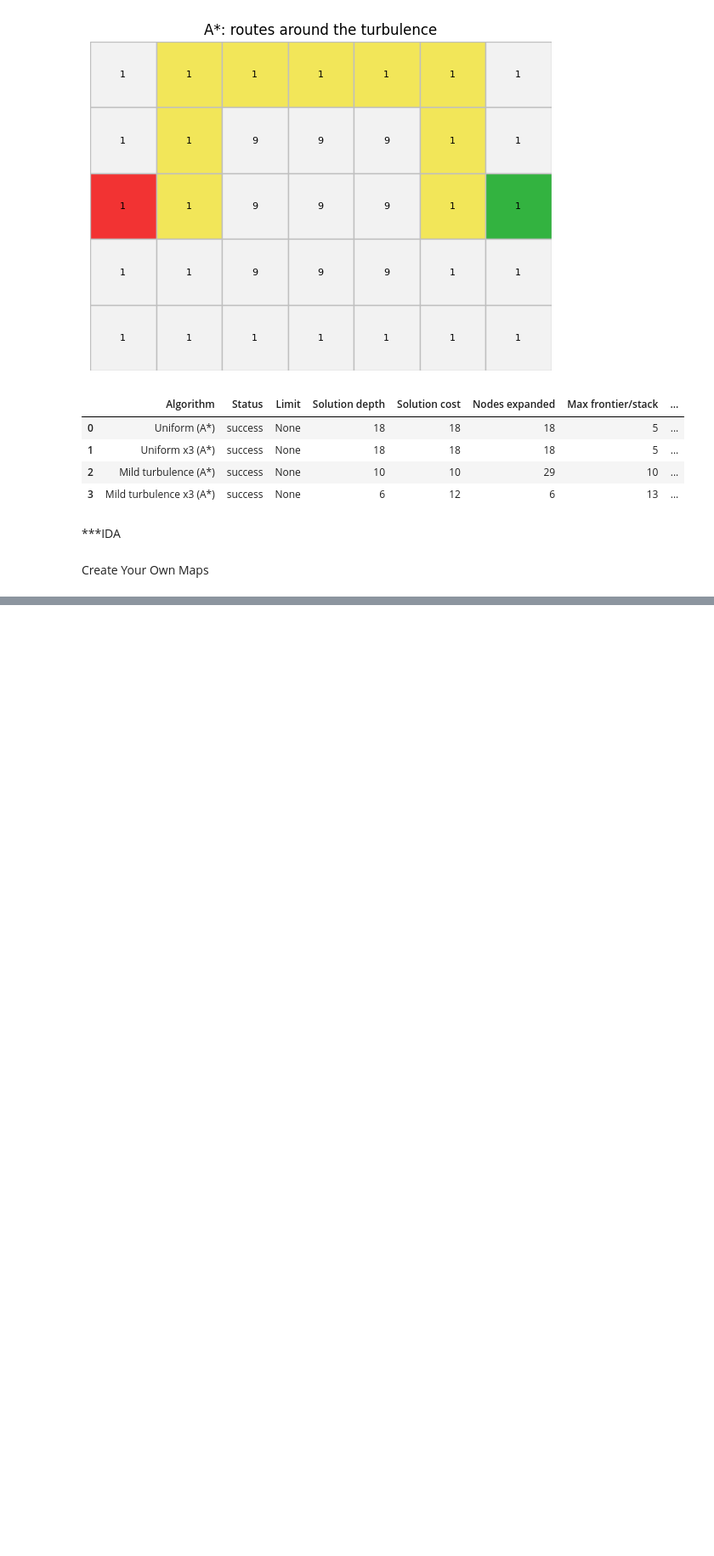
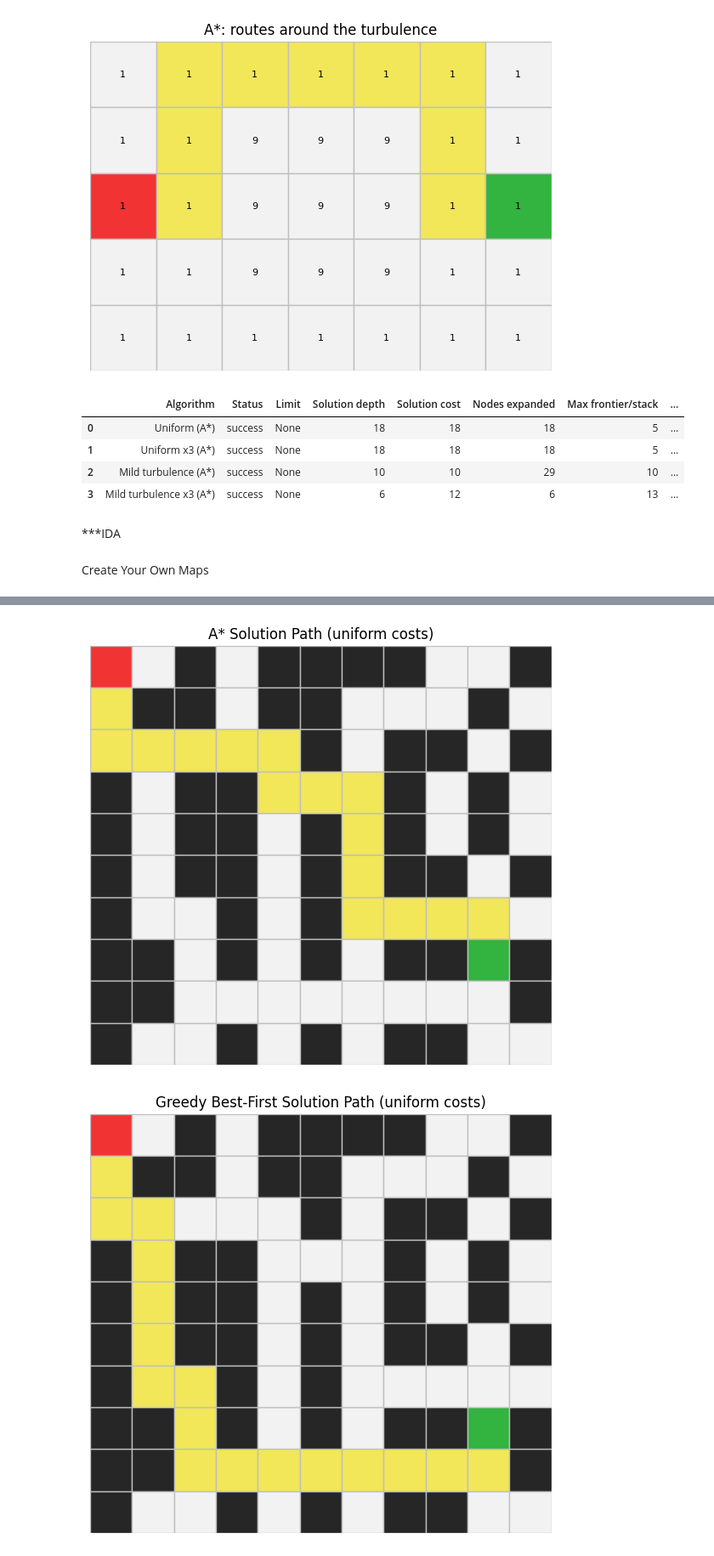
Before and after one commit to Z1llaK0ng/intro-ai, a Jupyter notebook: Lab 1/Part B/Weighted_search.ipynb, the cells around one changed output, grey strips where cells are left out. Shown at 85% size. Cells and saved outputs as stored; diff of their text form; code cells hidden in the pictures; blank space fills up the shorter version.

```diff
--- a/Lab 1/Part B/Weighted_search.ipynb
+++ b/Lab 1/Part B/Weighted_search.ipynb
@@ -896,0 +983,37 @@ plot_path(
+# %%
+plot_path(
+    custom_grid_2,
+    custom_start_2,
+    custom_goal_2,
+    path=direct_results_2[1].path,
+    title="A* Solution Path (uniform costs)",
+)
+
+plot_path(
+    custom_grid_2,
+    custom_start_2,
+    custom_goal_2,
+    path=direct_results_2[3].path,
+    title="Greedy Best-First Solution Path (uniform costs)",
+)
+
+plot_path(
+    custom_grid_2w,
+    custom_start_2w,
+    custom_goal_2w,
+    path=custom_results_2[1].path,
+    terrain_costs=custom_costs_2,
+    title="A* Solution Path (uniform costs)",
+)
+
+plot_path(
+    custom_grid_2w,
+    custom_start_2w,
+    custom_goal_2w,
+    path=custom_results_2[4].path,
+    terrain_costs=custom_costs_2,
+    title="A* Solution Path (inflated heuristic)",
+)
+# %% [output]
+[figure, added]
+[figure, added]
```
Also changed, not shown: parts of 4 cells of this notebook.
